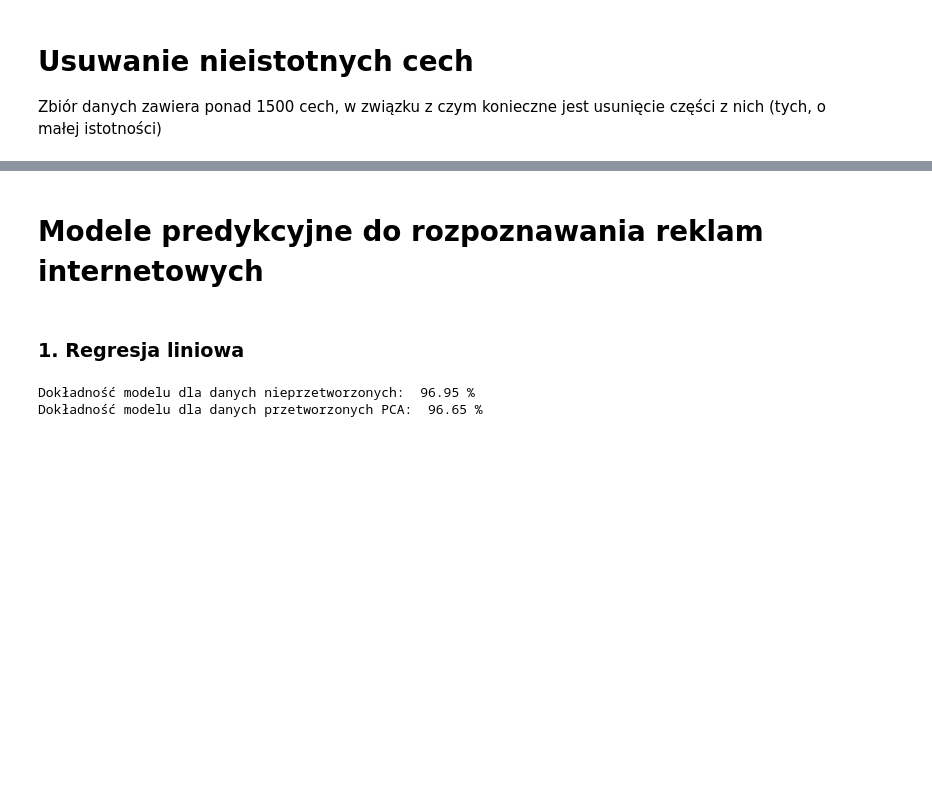
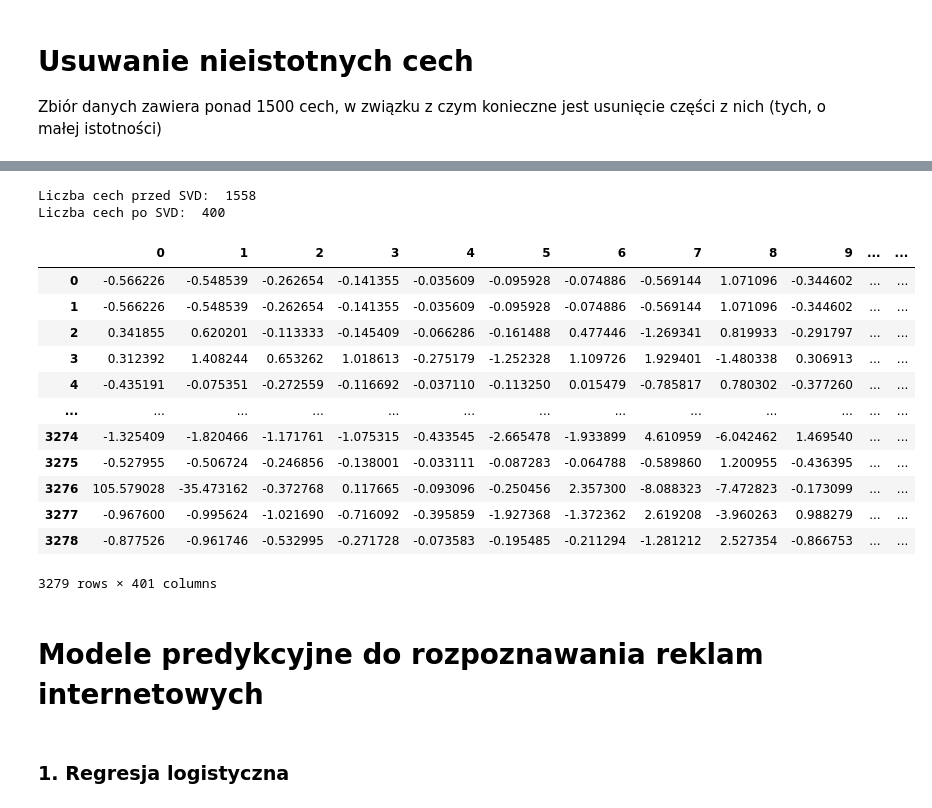
Before and after one commit to nexif/ADD-projekt, a Jupyter notebook: main.ipynb, the cells around one changed output, grey strips where cells are left out. Cells and saved outputs as stored; diff of their text form; code cells hidden in the pictures; blank space fills up the shorter version.

```diff
--- a/main.ipynb
+++ b/main.ipynb
@@ -151,2 +173,52 @@ df_pca
+# %%
+n_components = [2, 3, 4, 5, 6, 7, 8, 9, 10, 50, 100, 200, 300, 400, 600, 800, 1000, 1200, len(df.columns)-1]
+svd_explained_variance = []
+
+for n in n_components:
+    svd = TruncatedSVD(n_components=n)
+    svd.fit(X_train_scaled)
+    svd_explained_variance.append(svd.explained_variance_ratio_.sum())
+
+fig = px.line(x=n_components, y=svd_explained_variance)
+fig.update_layout(
+    title="Wariancja wyjaśniona przez kolejne składowe - SVD",
+    xaxis_title="Liczba składowych",
+    yaxis_title="Wariancja wyjaśniona",
+    font=dict(size=18, color="#7f7f7f"),
+    width=1000,
+    height=500,
+)
+fig.show()
+# %%
+svd = TruncatedSVD(n_components=400)
+svd.fit(X_train_scaled)
+
+X_train_svd = svd.transform(X_train_scaled)
+X_test_svd = svd.transform(X_test_scaled)
+
+X_svd = np.concatenate((X_train_svd, X_test_svd), axis=0)
+df_svd = pd.DataFrame(X_svd)
+df_svd['y'] = np.concatenate((y_train, y_test), axis=0)
+
+print('Liczba cech przed SVD: ', X_train_scaled.shape[1])
+print('Liczba cech po SVD: ', X_train_svd.shape[1])
+
+df_svd
+# %% [output]
+Liczba cech przed SVD:  1558
+Liczba cech po SVD:  400
+|  | 0 | 1 | 2 | 3 | 4 | 5 | 6 | 7 | 8 | 9 | ... | ... |
+| 0 | -0.566226 | -0.548539 | -0.262654 | -0.141355 | -0.035609 | -0.095928 | -0.074886 | -0.569144 | 1.071096 | -0.344602 | ... | ... |
+| 1 | -0.566226 | -0.548539 | -0.262654 | -0.141355 | -0.035609 | -0.095928 | -0.074886 | -0.569144 | 1.071096 | -0.344602 | ... | ... |
+| 2 | 0.341855 | 0.620201 | -0.113333 | -0.145409 | -0.066286 | -0.161488 | 0.477446 | -1.269341 | 0.819933 | -0.291797 | ... | ... |
+| 3 | 0.312392 | 1.408244 | 0.653262 | 1.018613 | -0.275179 | -1.252328 | 1.109726 | 1.929401 | -1.480338 | 0.306913 | ... | ... |
+| 4 | -0.435191 | -0.075351 | -0.272559 | -0.116692 | -0.037110 | -0.113250 | 0.015479 | -0.785817 | 0.780302 | -0.377260 | ... | ... |
+| ... | ... | ... | ... | ... | ... | ... | ... | ... | ... | ... | ... | ... |
+| 3274 | -1.325409 | -1.820466 | -1.171761 | -1.075315 | -0.433545 | -2.665478 | -1.933899 | 4.610959 | -6.042462 | 1.469540 | ... | ... |
+| 3275 | -0.527955 | -0.506724 | -0.246856 | -0.138001 | -0.033111 | -0.087283 | -0.064788 | -0.589860 | 1.200955 | -0.436395 | ... | ... |
+| 3276 | 105.579028 | -35.473162 | -0.372768 | 0.117665 | -0.093096 | -0.250456 | 2.357300 | -8.088323 | -7.472823 | -0.173099 | ... | ... |
+| 3277 | -0.967600 | -0.995624 | -1.021690 | -0.716092 | -0.395859 | -1.927368 | -1.372362 | 2.619208 | -3.960263 | 0.988279 | ... | ... |
+| 3278 | -0.877526 | -0.961746 | -0.532995 | -0.271728 | -0.073583 | -0.195485 | -0.211294 | -1.281212 | 2.527354 | -0.866753 | ... | ... |
+3279 rows × 401 columns
 # %% [markdown]
 # Modele predykcyjne do rozpoznawania reklam internetowych
@@ -153,20 +237,2 @@ df_pca
 # %% [markdown]
-### 1. Regresja liniowa
+### 1. Regresja logistyczna
-# %%
-from sklearn.linear_model import LogisticRegression
-from sklearn.metrics import accuracy_score
-
-lr_raw = LogisticRegression(max_iter=10000)
-lr_raw.fit(X_train_scaled, y_train)
-
-y_pred_raw = lr_raw.predict(X_test_scaled)
-print('Dokładność modelu dla danych nieprzetworzonych: ', 100*np.round(accuracy_score(y_test, y_pred_raw), 4), '%')
-
-lr_pca = LogisticRegression(max_iter=10000)
-lr_pca.fit(X_train_pca, y_train)
-
-y_pred = lr_pca.predict(X_test_pca)
-print('Dokładność modelu dla danych przetworzonych PCA: ', 100*np.round(accuracy_score(y_test, y_pred), 4), '%')
-# %% [output]
-Dokładność modelu dla danych nieprzetworzonych:  96.95 %
-Dokładność modelu dla danych przetworzonych PCA:  96.65 %
```
Also changed, not shown: parts of 28 cells of this notebook, 2 other files.
